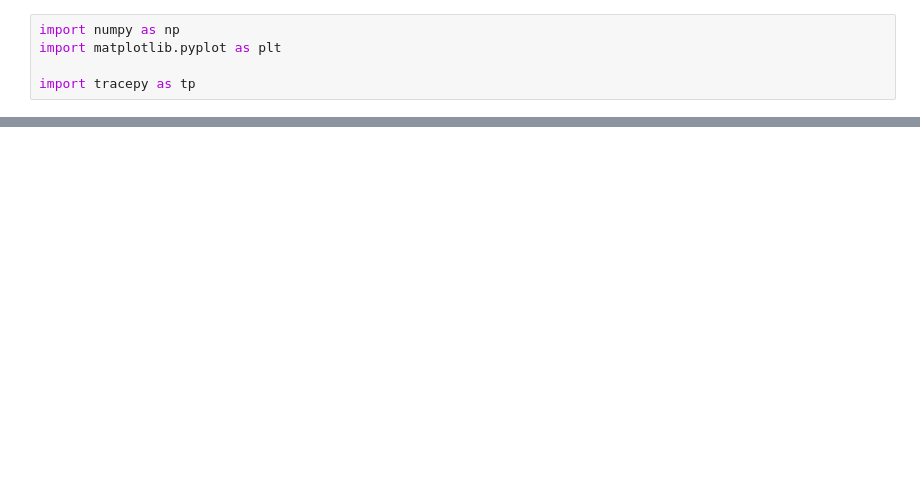
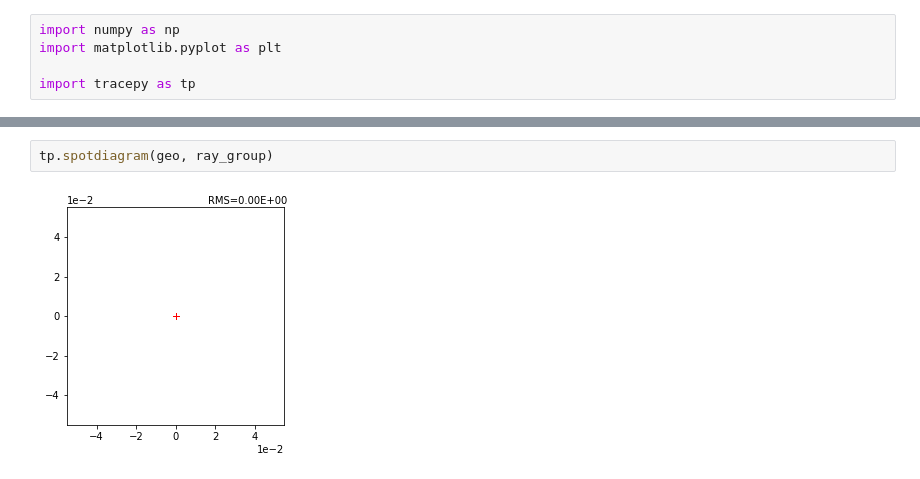
Before and after one commit to GNiendorf/tracepy, a Jupyter notebook: examples/Hyperbolic_Null_Test.ipynb, the cells around one changed output, grey strips where cells are left out. Cells and saved outputs as stored; diff of their text form; blank space fills up the shorter version.

```diff
--- a/examples/Hyperbolic_Null_Test.ipynb
+++ b/examples/Hyperbolic_Null_Test.ipynb
@@ -44,0 +34,4 @@ oplt.spotdiagram()
+# %%
+tp.spotdiagram(geo, ray_group)
+# %% [output]
+[figure, added]
```
Also changed, not shown: parts of 6 cells of this notebook, 7 other files.
